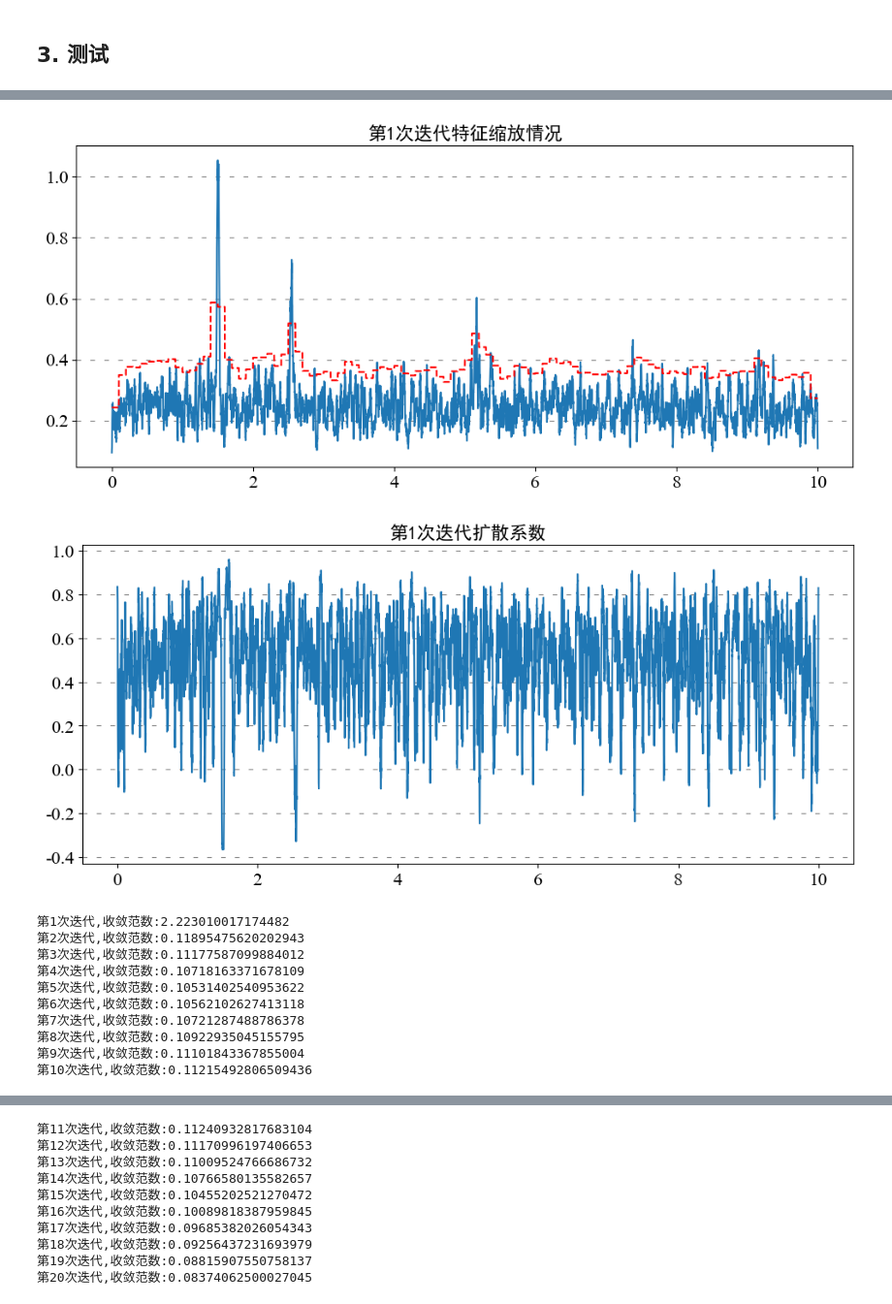
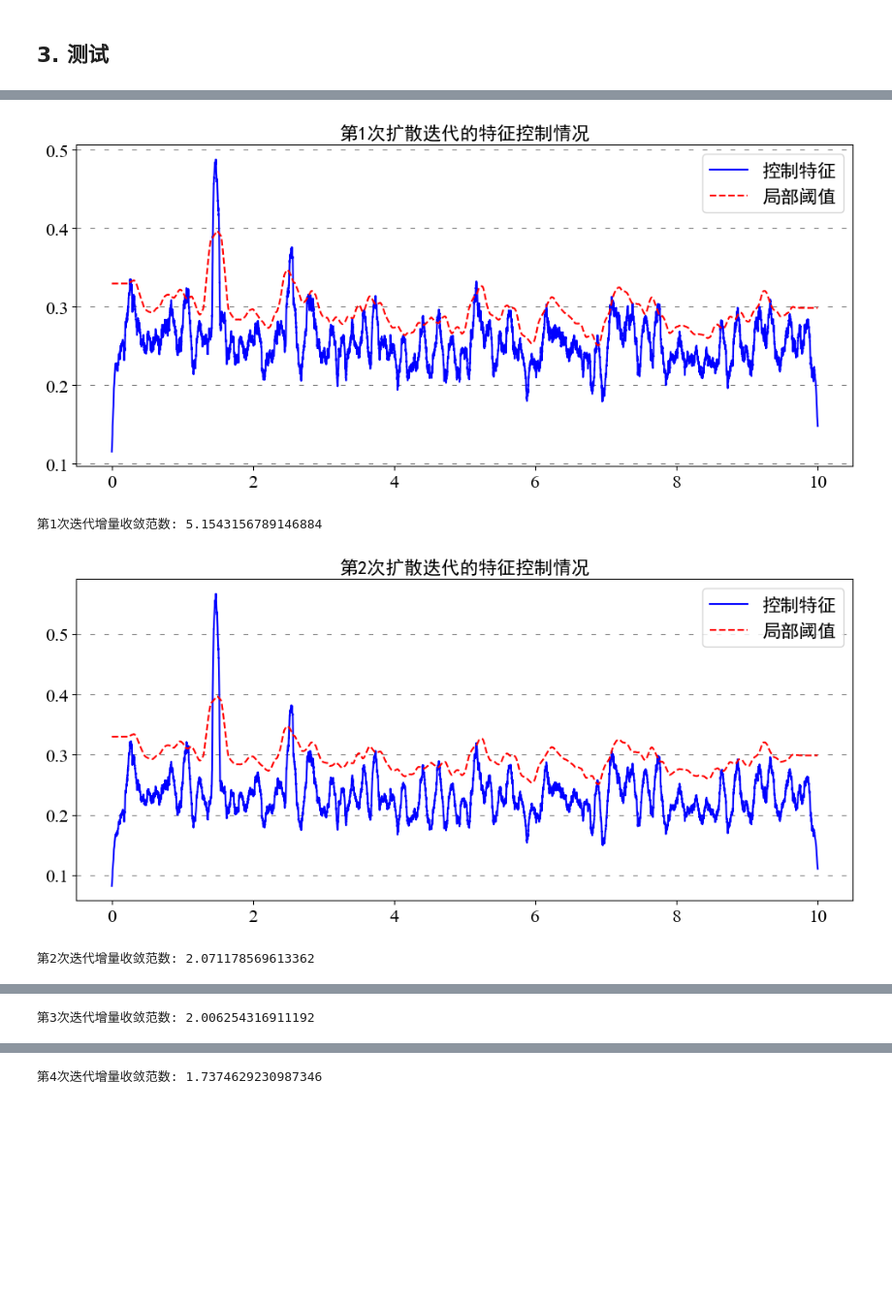
Before and after one commit to xcw1129/NDFilter_Analysis, a Jupyter notebook: NDF算法研究测试报告.ipynb, the cells around one changed output, grey strips where cells are left out. Shown at 97% size. Drawn from its saved outputs; the diff is of its cells as text; code cells hidden in the pictures; blank space fills up the shorter version.

```diff
--- a/NDF算法研究测试报告.ipynb
+++ b/NDF算法研究测试报告.ipynb
@@ -16,11 +16,11 @@ zh_font =font_manager.FontProperties(fname=r"C:\Windows\Fonts\simhei.ttf")  #
 > 仿真脉冲信号
 # %%
 t=np.arange(0,10,1/2000)
-impluse=np.cos(2*np.pi*1000*t[:200])*np.hanning(len(t[:200]))
+impluse=np.cos(2*np.pi*1000*t[:100])*np.hanning(len(t[:100]))
 data1=np.zeros(len(t))+random.randn(len(t))*0.5
-data1[2900:3100]+=impluse
-data1[5000:5200]+=impluse*0.75
-data1[10200:10400]+=impluse*0.5
+data1[2900:3000]+=impluse
+data1[5000:5100]+=impluse*0.75
+data1[10200:10300]+=impluse*0.5
 Sig_f1=Signal(data=data1,fs=2000,label="仿真脉冲噪声信号")
 Sig_f1.plot()
 # %% [output]
@@ -29,7 +29,7 @@ Sig_f1.plot()
 > 仿真含噪周期信号
 # %%
 t=np.arange(0,10,1/2000)
-data=np.cos(2*np.pi*2*t)+random.randn(len(t))*0.5
+data=np.cos(2*np.pi*0.2*t)+random.randn(len(t))*0.5
 Sig_f2=Signal(data=data,fs=2000,label="仿真含噪周期信号")
 Sig_f2.plot()
 # %% [output]
@@ -416,15 +458,7 @@ res=NDfilter_Analysis(Sig_f2,plot=True).LDF(dt=0.1,iters=150)
 # %%
-res=NDF_Analysis(Sig_f1,plot=True).SA_NDF(WinSize=0.02,SegNum=100,kappa=1.5,iters=100,dt=0.02)
+res=NDfilter_Analysis(Sig_f1).debug_SA_NDF(WinSize=0.1,SmoothThre=500,kappa=1.15,dt=0.1)
 # %% [output]
-[figure, old version]
+[figure, new version]
+第1次迭代增量收敛范数: 5.1543156789146884
-[figure, old version]
+[figure, new version]
-第1次迭代,收敛范数:2.223010017174482
-第2次迭代,收敛范数:0.11895475620202943
-第3次迭代,收敛范数:0.11177587099884012
-第4次迭代,收敛范数:0.10718163371678109
-第5次迭代,收敛范数:0.10531402540953622
-第6次迭代,收敛范数:0.10562102627413118
-第7次迭代,收敛范数:0.10721287488786378
-第8次迭代,收敛范数:0.10922935045155795
-第9次迭代,收敛范数:0.11101843367855004
-第10次迭代,收敛范数:0.11215492806509436
+第2次迭代增量收敛范数: 2.071178569613362
@@ -431,0 +466 @@ res=NDF_Analysis(Sig_f1,plot=True).SA_NDF(WinSize=0.02,SegNum=100,kappa=1.5,iter
+第3次迭代增量收敛范数: 2.006254316911192
@@ -433,10 +468 @@ res=NDF_Analysis(Sig_f1,plot=True).SA_NDF(WinSize=0.02,SegNum=100,kappa=1.5,iter
-第11次迭代,收敛范数:0.11240932817683104
-第12次迭代,收敛范数:0.11170996197406653
-第13次迭代,收敛范数:0.11009524766686732
-第14次迭代,收敛范数:0.10766580135582657
-第15次迭代,收敛范数:0.10455202521270472
-第16次迭代,收敛范数:0.10089818387959845
-第17次迭代,收敛范数:0.09685382026054343
-第18次迭代,收敛范数:0.09256437231693979
-第19次迭代,收敛范数:0.08815907550758137
-第20次迭代,收敛范数:0.08374062500027045
+第4次迭代增量收敛范数: 1.7374629230987346
```
Also changed, not shown: parts of 5 cells of this notebook.
